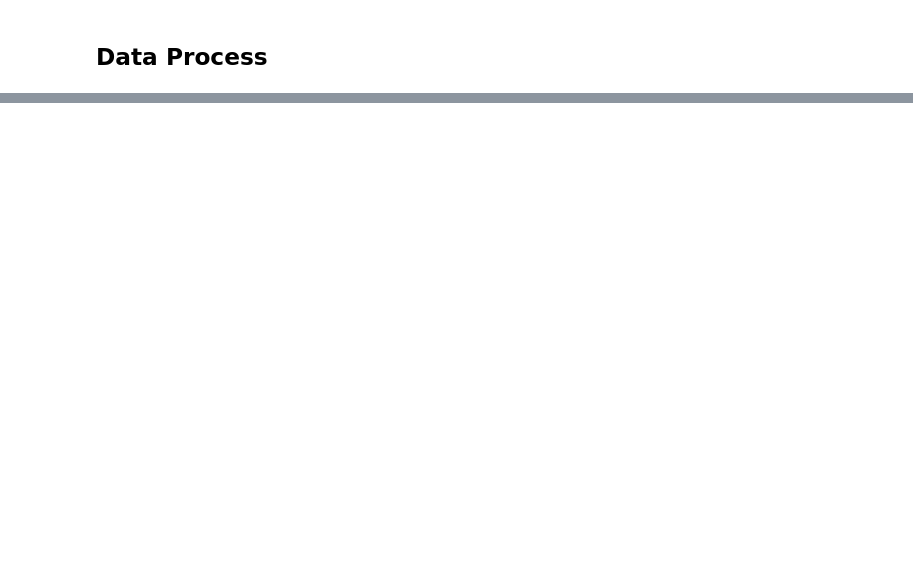
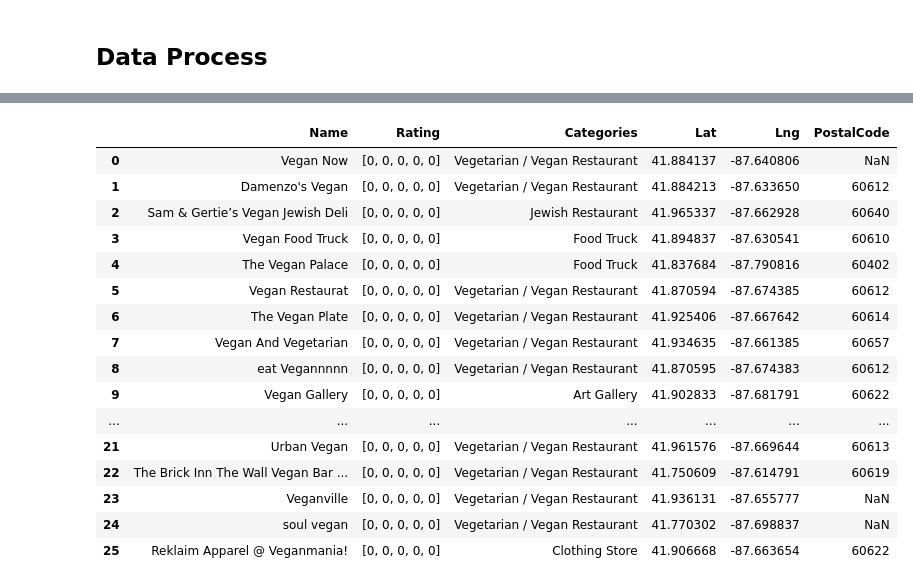
Before and after one commit to MBasnar/Coursera_Capstone, a Jupyter notebook: The Battle of Neighborhoods.ipynb, the cells around one changed output, grey strips where cells are left out. Drawn from its saved outputs; the diff is of its cells as text; code cells hidden in the pictures; blank space fills up the shorter version.

```diff
--- a/The Battle of Neighborhoods.ipynb
+++ b/The Battle of Neighborhoods.ipynb
@@ -15,0 +212,4 @@ Once the data has been aquired, the data will be cleaned and analyzed to reveal
+# %%
+filtered_columns2 = ['name', 'categories', 'lat', 'lng','postalCode']
+vegan_filtered2 = vegan_filtered.loc[:, filtered_columns2]
+vegan_filtered2
@@ -15,0 +252,39 @@ Once the data has been aquired, the data will be cleaned and analyzed to reveal
+# %%
+#Rating of venues
+rating_df=[]
+
+for k in range(vegan_filtered.shape[0]):
+    venue_id = vegan_filtered['id']
+    url = 'https://api.foursquare.com/v2/venues/{}?client_id={}&client_secret={}&v={}'.format(venue_id, CLIENT_ID, CLIENT_SECRET, VERSION)
+    result = requests.get(url).json()
+    #print(result)
+    try:
+        rating=result['response']['venue']['rating']
+        rating_df.append(rating)
+
+    except:
+        rating='No Rating Yet'
+        rating = [0]*5
+        rating_df.append(rating)
+# %%
+ratings_info = {'Name': vegan_filtered2.name, 'Rating': rating_df,'Categories': vegan_filtered2.categories, 'Lat' : vegan_filtered2.lat, 'Lng' : vegan_filtered2.lng,'PostalCode' :vegan_filtered2.postalCode}
+Chi_vegan = pd.DataFrame(ratings_info)
+Chi_vegan
+# %% [output]
+|  | Name | Rating | Categories | Lat | Lng | PostalCode |
+| 0 | Vegan Now | [0, 0, 0, 0, 0] | Vegetarian / Vegan Restaurant | 41.884137 | -87.640806 | NaN |
+| 1 | Damenzo's Vegan | [0, 0, 0, 0, 0] | Vegetarian / Vegan Restaurant | 41.884213 | -87.633650 | 60612 |
+| 2 | Sam & Gertie’s Vegan Jewish Deli | [0, 0, 0, 0, 0] | Jewish Restaurant | 41.965337 | -87.662928 | 60640 |
+| 3 | Vegan Food Truck | [0, 0, 0, 0, 0] | Food Truck | 41.894837 | -87.630541 | 60610 |
+| 4 | The Vegan Palace | [0, 0, 0, 0, 0] | Food Truck | 41.837684 | -87.790816 | 60402 |
+| 5 | Vegan Restaurat | [0, 0, 0, 0, 0] | Vegetarian / Vegan Restaurant | 41.870594 | -87.674385 | 60612 |
+| 6 | The Vegan Plate | [0, 0, 0, 0, 0] | Vegetarian / Vegan Restaurant | 41.925406 | -87.667642 | 60614 |
+| 7 | Vegan And Vegetarian | [0, 0, 0, 0, 0] | Vegetarian / Vegan Restaurant | 41.934635 | -87.661385 | 60657 |
+| 8 | eat Vegannnnn | [0, 0, 0, 0, 0] | Vegetarian / Vegan Restaurant | 41.870595 | -87.674383 | 60612 |
+| 9 | Vegan Gallery | [0, 0, 0, 0, 0] | Art Gallery | 41.902833 | -87.681791 | 60622 |
+| ... | ... | ... | ... | ... | ... | ... |
+| 21 | Urban Vegan | [0, 0, 0, 0, 0] | Vegetarian / Vegan Restaurant | 41.961576 | -87.669644 | 60613 |
+| 22 | The Brick Inn The Wall Vegan Bar ... | [0, 0, 0, 0, 0] | Vegetarian / Vegan Restaurant | 41.750609 | -87.614791 | 60619 |
+| 23 | Veganville | [0, 0, 0, 0, 0] | Vegetarian / Vegan Restaurant | 41.936131 | -87.655777 | NaN |
+| 24 | soul vegan | [0, 0, 0, 0, 0] | Vegetarian / Vegan Restaurant | 41.770302 | -87.698837 | NaN |
+| 25 | Reklaim Apparel @ Veganmania! | [0, 0, 0, 0, 0] | Clothing Store | 41.906668 | -87.663654 | 60622 |
```
Also changed, not shown: parts of 31 cells of this notebook.
